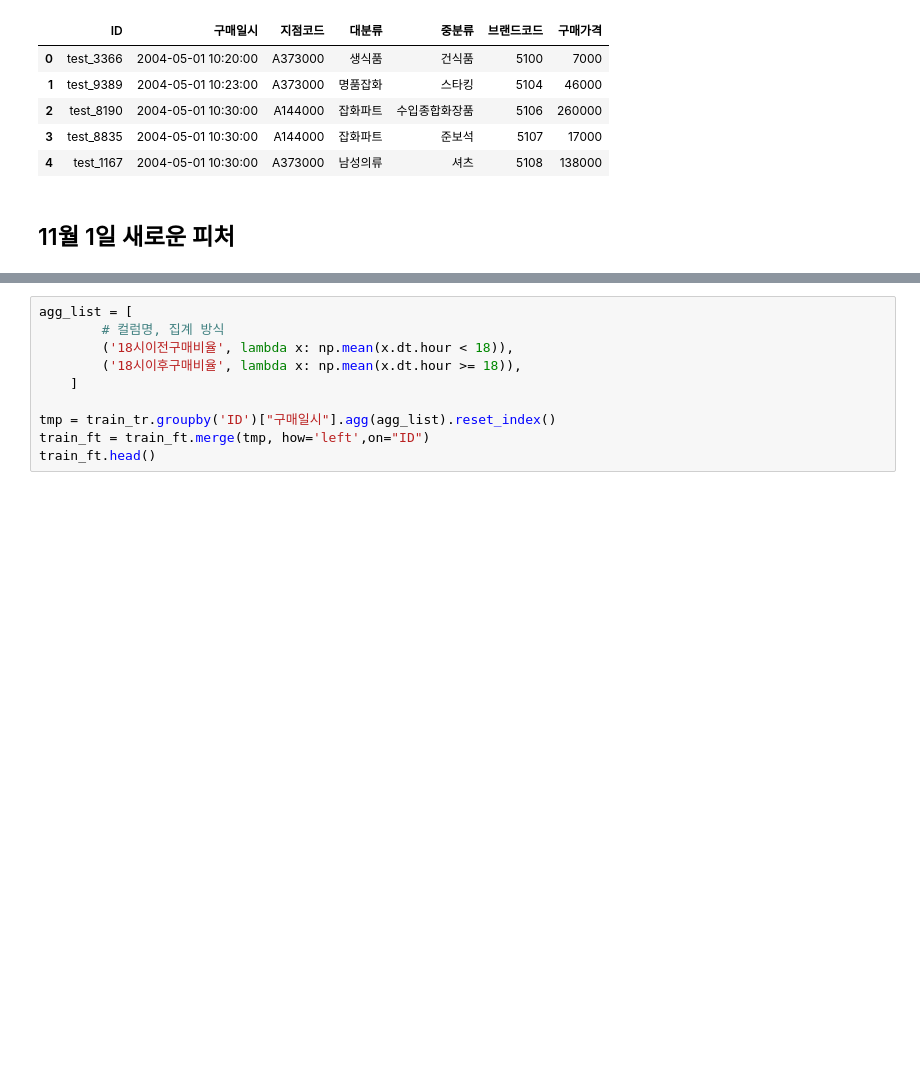
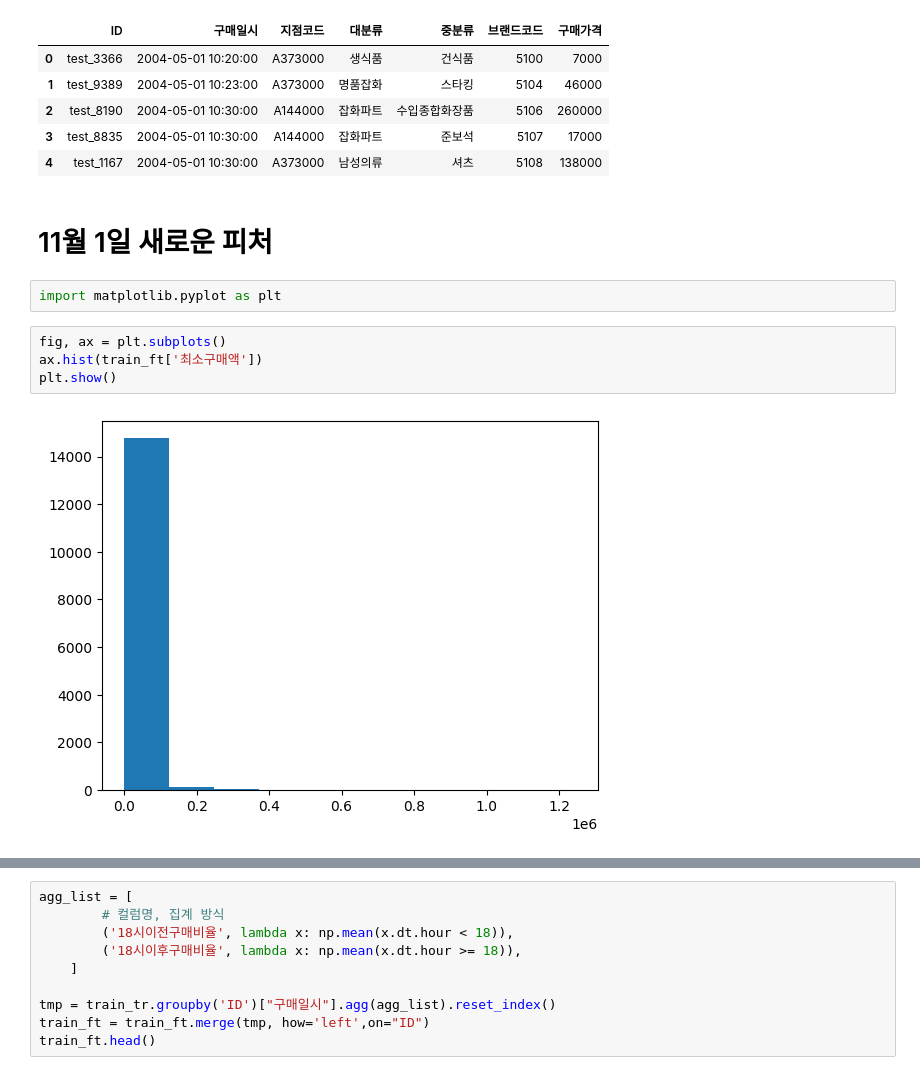
Before and after one commit to Kim-Yiji/FINAL-project, a Jupyter notebook: 특성추출_베이스라인코드_이희원.ipynb, the cells around one changed output, grey strips where cells are left out. Drawn from its saved outputs; the diff is of its cells as text; blank space fills up the shorter version.

```diff
--- a/특성추출_베이스라인코드_이희원.ipynb
+++ b/특성추출_베이스라인코드_이희원.ipynb
@@ -683,4 +676,12 @@ test_tr.head()
 | 3 | test_8835 | 2004-05-01 10:30:00 | A144000 | 잡화파트 | 준보석 | 5107 | 17000 |
 | 4 | test_1167 | 2004-05-01 10:30:00 | A373000 | 남성의류 | 셔츠 | 5108 | 138000 |
 # %% [markdown]
-## 11월 1일 새로운 피처
+# 11월 1일 새로운 피처
+# %%
+import matplotlib.pyplot as plt
+# %%
+fig, ax = plt.subplots()
+ax.hist(train_ft['최소구매액'])
+plt.show()
+# %% [output]
+[figure, added]
```
Also changed, not shown: parts of 9 cells of this notebook.
